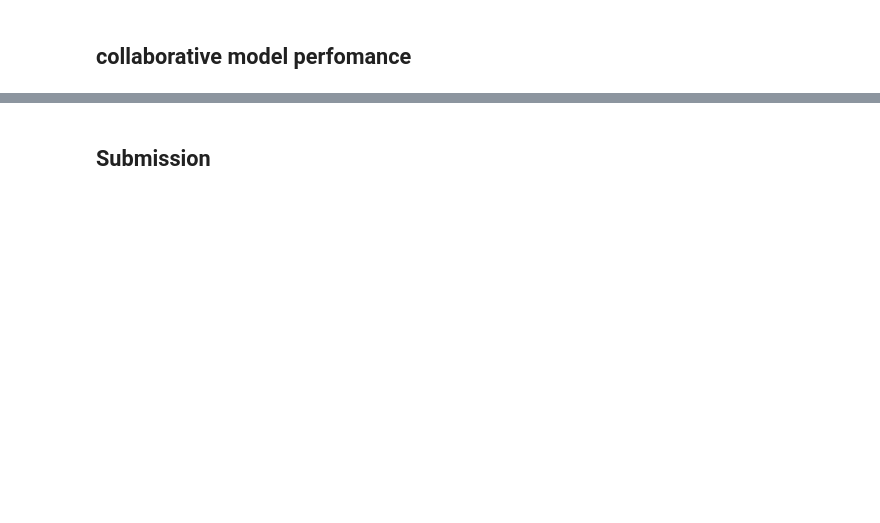
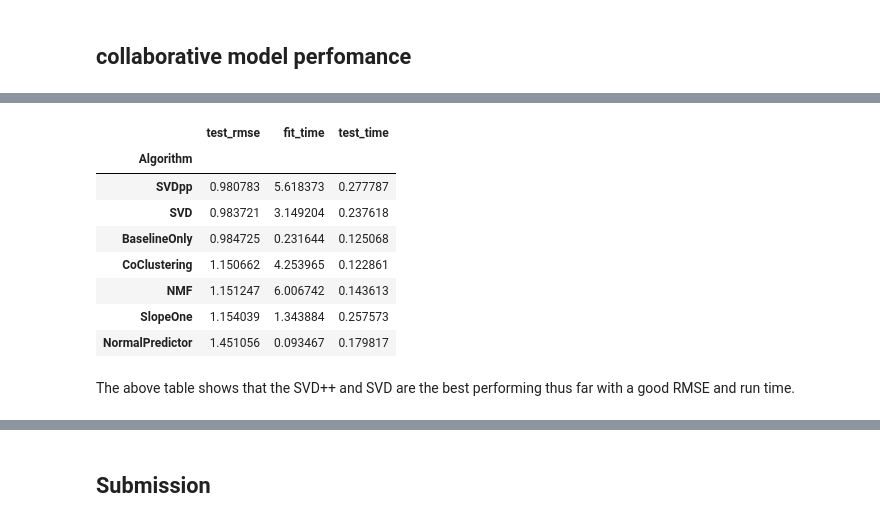
Before and after one commit to kmsekgothe/unsupervised-predict-streamlit-template, a Jupyter notebook: model.ipynb, the cells around one changed output, grey strips where cells are left out. Cells and saved outputs as stored; diff of their text form; code cells hidden in the pictures; blank space fills up the shorter version.

```diff
--- a/model.ipynb
+++ b/model.ipynb
@@ -1417,0 +1432,17 @@ train_data.head(1)
+# %%
+# Creating a small test dataframe to evaluate our models
+tests = train.copy()
+#tests.drop(['timestamp'], axis=1, inplace=True)
+tests = tests.head(10000)
+
+# Creating the training data
+reader = Reader(rating_scale=(0.5, 5))
+test_data = Dataset.load_from_df(tests[['userId','movieId','rating']], reader)
+
+# Compute similarities between users using cosine distance
+sim_options = {"name": "cosine",
+               "user_based": True}
+
+# Evaluate the model
+user = KNNWithMeans(sim_options=sim_options)
+cv = cross_validate(user, test_data, cv=5, measures=['RMSE'], verbose=True)
@@ -1505,0 +1714,23 @@ print (f"Predicted rating: \t {pred_rating}")
+# %%
+benchmark = []
+# Iterate over all algorithms
+
+algorithms = [SVD(), SVDpp(), SlopeOne(), NMF(), NormalPredictor(), BaselineOnly(), CoClustering()]
+
+print ("Attempting: ", str(algorithms), '\n\n\n')
+
+for algorithm in algorithms:
+    print("Starting: " ,str(algorithm))
+    # Perform cross validation
+    results = cross_validate(algorithm, data, measures=['RMSE'],
+                             cv=3, verbose=False)
+    # results = cross_validate(algorithm, data, measures=['RMSE','MAE'],cv=3, verbose=False)
+
+    # Get results & append algorithm name
+    tmp = pd.DataFrame.from_dict(results).mean(axis=0)
+    tmp = tmp.append(pd.Series([str(algorithm).split(' ')[0].split('.')[-1]],
+                               index=['Algorithm']))
+    benchmark.append(tmp)
+    print("Done: " ,str(algorithm), "\n\n")
+
+print ('\n\tDONE\n')
@@ -1505,0 +1755,16 @@ print (f"Predicted rating: \t {pred_rating}")
+# %%
+surprise_results = pd.DataFrame(benchmark).set_index('Algorithm').sort_values('test_rmse')
+# %%
+surprise_results
+# %% [output]
+|  | test_rmse | fit_time | test_time |
+| Algorithm |  |  |  |
+| SVDpp | 0.980783 | 5.618373 | 0.277787 |
+| SVD | 0.983721 | 3.149204 | 0.237618 |
+| BaselineOnly | 0.984725 | 0.231644 | 0.125068 |
+| CoClustering | 1.150662 | 4.253965 | 0.122861 |
+| NMF | 1.151247 | 6.006742 | 0.143613 |
+| SlopeOne | 1.154039 | 1.343884 | 0.257573 |
+| NormalPredictor | 1.451056 | 0.093467 | 0.179817 |
+# %% [markdown]
+The above table shows that the SVD++ and SVD are the best performing thus far with a good RMSE and run time.
```
Also changed, not shown: parts of 62 cells of this notebook.
